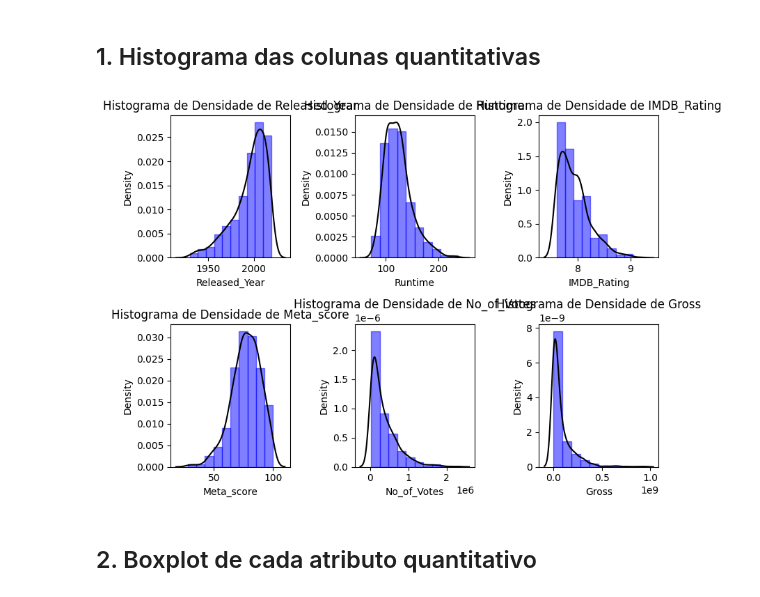
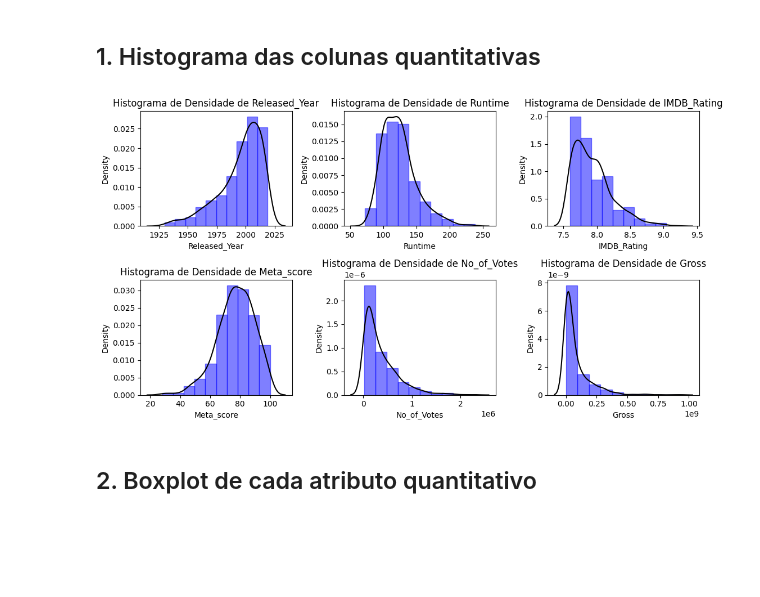
Before and after one commit to rodrigosena17/LH_CD_RodrigoSena, a Jupyter notebook: Jupyter Notebook/LH_CD_RodrigoSena.ipynb, the cells around one changed output. Cells and saved outputs as stored; diff of their text form; code cells hidden in the pictures; blank space fills up the shorter version.

```diff
--- a/Jupyter Notebook/LH_CD_RodrigoSena.ipynb
+++ b/Jupyter Notebook/LH_CD_RodrigoSena.ipynb
@@ -318,18 +320,18 @@ frequencia_stars.iloc[:15]
 ## 1. Histograma das colunas quantitativas
 # %%
 # Plotando histogramas para fazer a visualização grafica da distribuição de densidade de cada coluna quantitativa do dataset
-plt.figure(figsize=(8,6))
+plt.figure(figsize=(11,6))
 for n, column in enumerate(colunas_quantitativas, start=1):
     plt.subplot(2,3,n)
     plt.hist(data = df, x = column, color='blue', histtype='bar', rwidth=2, edgecolor='blue', density=True, alpha=.5)
     sns.kdeplot(df[column], color='black')
     plt.title(f'Histograma de Densidade de {column}')
     plt.xlabel(column)
 plt.tight_layout()
 plt.savefig('../resultados/Histogramas.png')
 plt.show()
 # %% [output]
-[figure, old version]
+[figure, new version]
 # %% [markdown]
 ## 2. Boxplot de cada atributo quantitativo
 # %%
```
Also changed, not shown: parts of 15 cells of this notebook, 13 other files.
